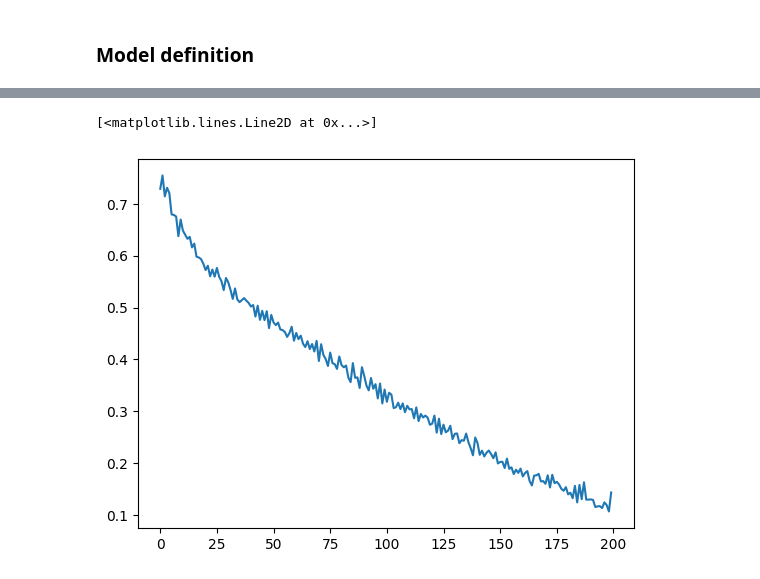
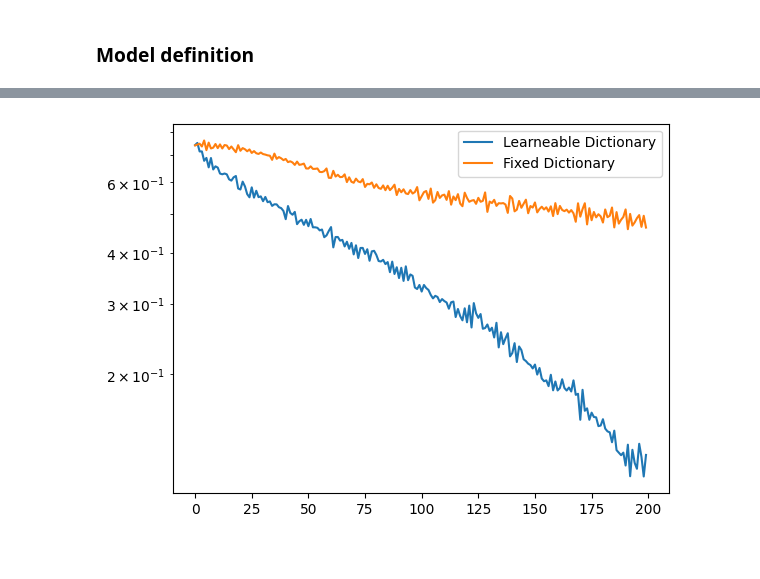
Before and after one commit to LeoDiNino97/TaskDrivenDictionaryLearning, a Jupyter notebook: classification_primer.ipynb, the cells around one changed output, grey strips where cells are left out. Drawn from its saved outputs; the diff is of its cells as text; code cells hidden in the pictures.

```diff
--- a/classification_primer.ipynb
+++ b/classification_primer.ipynb
@@ -74,6 +74,7 @@ class TDDL(nn.Module):
                  P,
                  K,
                  train_set,
+                 dicup = True,
                  Lambda = 0.15,
                  burn_in = 10,
                  T = 100,
@@ -108,6 +109,9 @@ class TDDL(nn.Module):
 
         # Initialization
         self.initialization(train_set)
+
+        # Boolean for dictionary update
+        self.dicup = dicup
 
     def initialization(self, train_set):
 
@@ -163,13 +167,6 @@ class TDDL(nn.Module):
         loss = self.criterion(y_hat[:,0], Y)
         loss.backward()
 
-        # Define the auxiliary vector for the D-gradient computation
-        beta = torch.zeros_like(alpha)
-        for i in range(alpha.shape[0]):
-            active_indices = L[1][L[0] == i]
-            dic = self.D[:, active_indices]
-            beta[i, active_indices] = torch.matmul(torch.linalg.inv(torch.matmul(dic.t(), dic)), alpha.grad[i, active_indices])
-
         ##########################
         ### OPTIMIZATION PHASE ###
         ##########################
@@ -179,10 +176,19 @@ class TDDL(nn.Module):
             for param in self.parameters():
                 param -= self.LR * param.grad
 
+        # Define the auxiliary vector for the D-gradient computation
+        if self.dicup:
+
+            beta = torch.zeros_like(alpha)
+            for i in range(alpha.shape[0]):
+                active_indices = L[1][L[0] == i]
+                dic = self.D[:, active_indices]
+                beta[i, active_indices] = torch.matmul(torch.linalg.inv(torch.matmul(dic.t(), dic)), alpha.grad[i, active_indices])
+
         # Projected gradient descent for the dictionary update
-        with torch.no_grad():
-            grad_D = - self.D @ torch.matmul(beta.t(), alpha) + torch.matmul((X - torch.matmul(alpha, self.D.t())).t(), beta)
-            self.D = self.projD(self.D - grad_D)
+            with torch.no_grad():
+                grad_D = - self.D @ torch.matmul(beta.t(), alpha) + torch.matmul((X - torch.matmul(alpha, self.D.t())).t(), beta)
+                self.D = self.projD(self.D - grad_D)
 
         # Loss tracking
         self.losses.append(loss.item())
@@ -228,4 +234,5 @@ test_set = SyntheticSignals(A = A_,
                             s = s_,
                             size = 200).set_loader()
 # %%
-model = TDDL(m_, n_, 20, train_set, T = 100, LR = 5e-4)
+model1 = TDDL(m_, n_, 20, train_set, T = 100, LR = 5e-4)
+model1.trainLoop(train_set)
@@ -242,2 +238,0 @@ tensor([[-0.1321, -0.0107,  0.0705,  ..., -0.1343,  0.0382,  0.0816],
-# %%
-model.trainLoop(train_set)
@@ -254,5 +239,10 @@ tensor([[-0.1272, -0.0335,  0.0504,  ..., -0.0367,  0.0563,  0.0636],
-# %%
-plt.plot(model.losses)
-# %% [output]
-[<matplotlib.lines.Line2D at 0x...>]
-[figure, removed]
+# %%
+model2 = TDDL(m_, n_, 20, train_set, dicup = False, T = 100, LR = 5e-4)
+model2.trainLoop(train_set)
+# %%
+plt.plot(model1.losses, label = 'Learneable Dictionary')
+plt.plot(model2.losses, label = 'Fixed Dictionary')
+plt.legend()
+plt.yscale('log')
+# %% [output]
+[figure, added]
```
Also changed, not shown: parts of 2 cells of this notebook.
